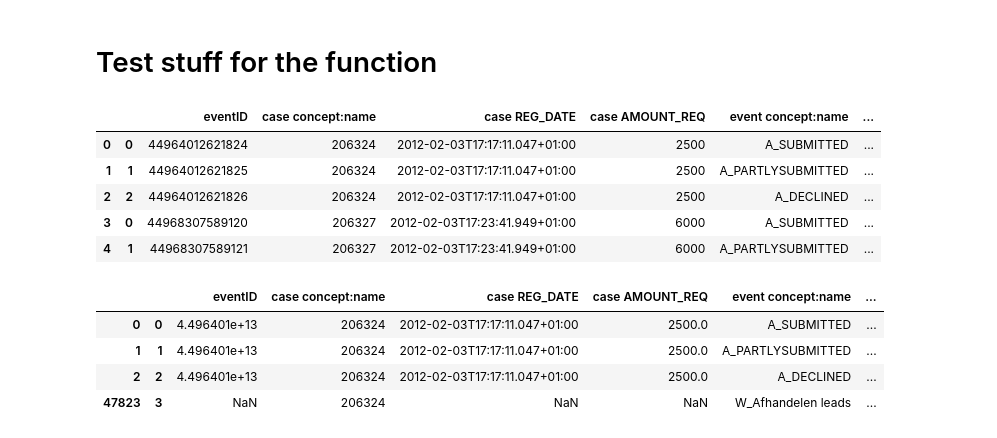
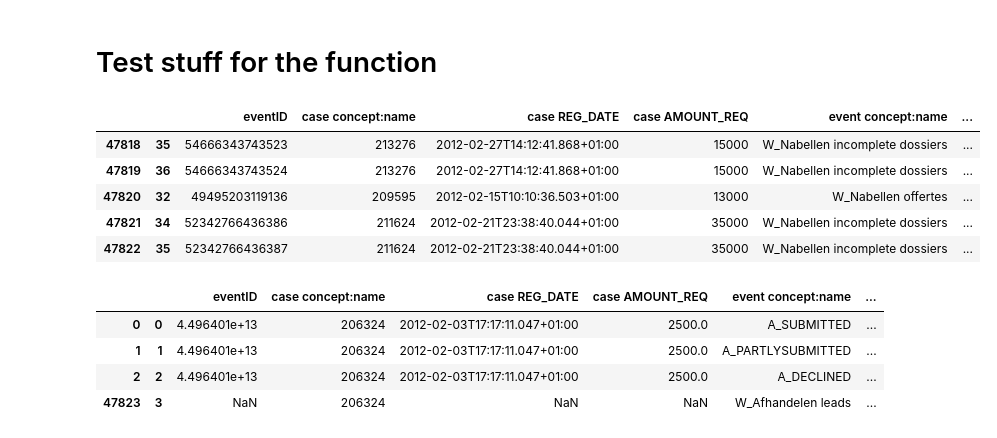
Before and after one commit to NishadGuha/2IOI0-DBL-Process-Mining, a Jupyter notebook: explore_ralph.ipynb, the cells around one changed output. Saved outputs shown, nothing was run; the diff lists cells and outputs as text; code cells hidden in the pictures.

```diff
--- a/explore_ralph.ipynb
+++ b/explore_ralph.ipynb
@@ -123,12 +140,12 @@ def make_event_pred(df_train, df_test):
 pos = df_new.groupby(level=1).apply(max).copy()
 # %%
 df_test = test.set_index(test.groupby('case concept:name').cumcount(), append = True)
-df_test.head()
+df_test.tail()
 # %% [output]
 |  |  | eventID | case concept:name | case REG_DATE | case AMOUNT_REQ | event concept:name | ... |
-| 0 | 0 | 44964012621824 | 206324 | 2012-02-03T17:17:11.047+01:00 | 2500 | A_SUBMITTED | ... |
-| 1 | 1 | 44964012621825 | 206324 | 2012-02-03T17:17:11.047+01:00 | 2500 | A_PARTLYSUBMITTED | ... |
-| 2 | 2 | 44964012621826 | 206324 | 2012-02-03T17:17:11.047+01:00 | 2500 | A_DECLINED | ... |
-| 3 | 0 | 44968307589120 | 206327 | 2012-02-03T17:23:41.949+01:00 | 6000 | A_SUBMITTED | ... |
-| 4 | 1 | 44968307589121 | 206327 | 2012-02-03T17:23:41.949+01:00 | 6000 | A_PARTLYSUBMITTED | ... |
+| 47818 | 35 | 54666343743523 | 213276 | 2012-02-27T14:12:41.868+01:00 | 15000 | W_Nabellen incomplete dossiers | ... |
+| 47819 | 36 | 54666343743524 | 213276 | 2012-02-27T14:12:41.868+01:00 | 15000 | W_Nabellen incomplete dossiers | ... |
+| 47820 | 32 | 49495203119136 | 209595 | 2012-02-15T10:10:36.503+01:00 | 13000 | W_Nabellen offertes | ... |
+| 47821 | 34 | 52342766436386 | 211624 | 2012-02-21T23:38:40.044+01:00 | 35000 | W_Nabellen incomplete dossiers | ... |
+| 47822 | 35 | 52342766436387 | 211624 | 2012-02-21T23:38:40.044+01:00 | 35000 | W_Nabellen incomplete dossiers | ... |
 # %%
```
Also changed, not shown: parts of 8 cells of this notebook.
